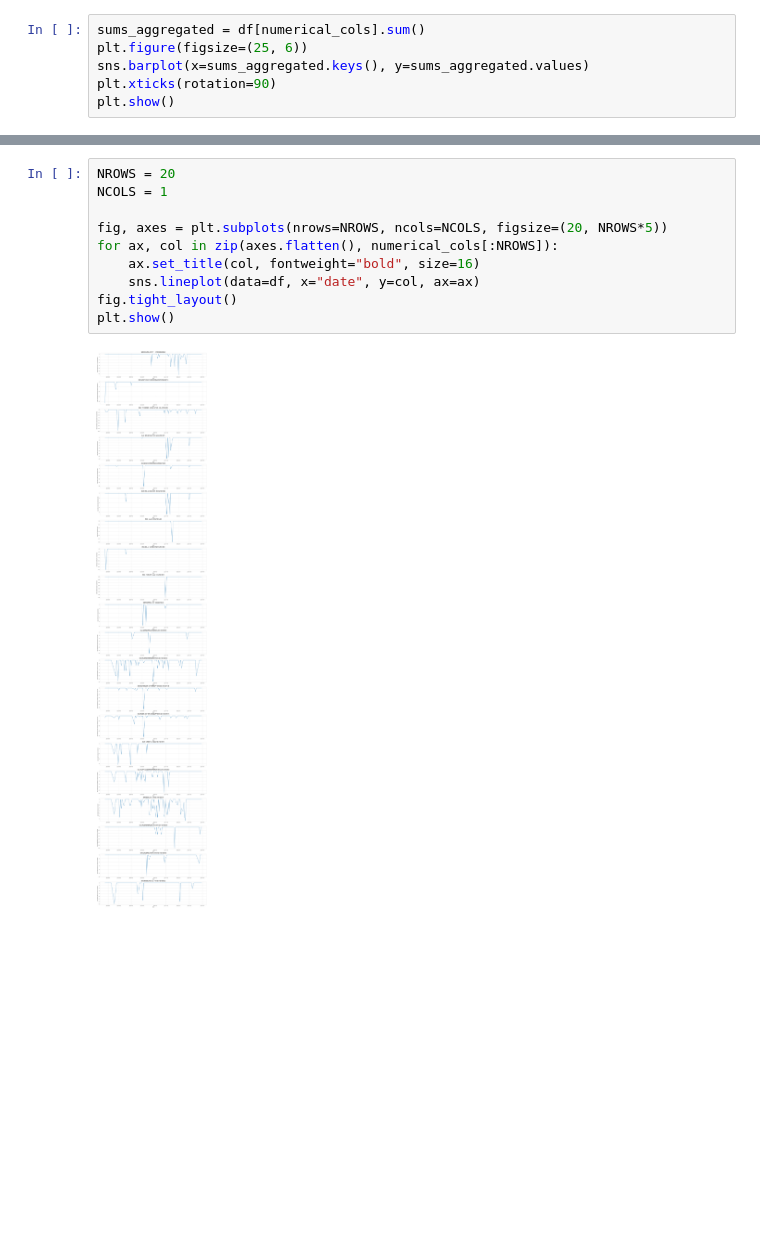
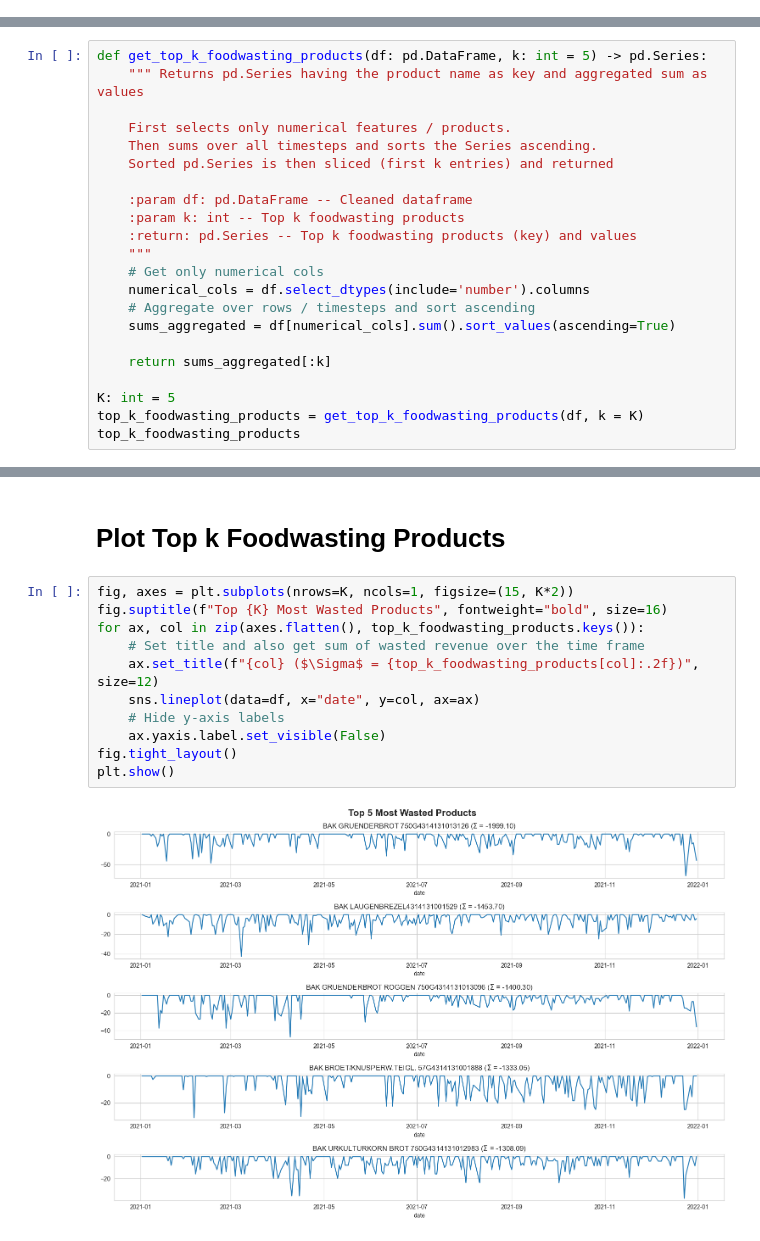
Before and after one commit to negralessio/bfh23-foodwaste, a Jupyter notebook: notebooks/alessio-data-wrangling.ipynb, the cells around one changed output, grey strips where cells are left out. Cells and saved outputs as stored; diff of their text form; blank space fills up the shorter version.

Commit message:
Refractoring and added first features for modelling

```diff
--- a/notebooks/alessio-data-wrangling.ipynb
+++ b/notebooks/alessio-data-wrangling.ipynb
@@ -75,6 +89,0 @@ df.describe()
-# %%
-sums_aggregated = df[numerical_cols].sum()
-plt.figure(figsize=(25, 6))
-sns.barplot(x=sums_aggregated.keys(), y=sums_aggregated.values)
-plt.xticks(rotation=90)
-plt.show()
@@ -98,0 +90,22 @@ Length: 204, dtype: float32
+# %%
+def get_top_k_foodwasting_products(df: pd.DataFrame, k: int = 5) -> pd.Series:
+    """ Returns pd.Series having the product name as key and aggregated sum as values
+
+    First selects only numerical features / products.
+    Then sums over all timesteps and sorts the Series ascending.
+    Sorted pd.Series is then sliced (first k entries) and returned
+
+    :param df: pd.DataFrame -- Cleaned dataframe
+    :param k: int -- Top k foodwasting products
+    :return: pd.Series -- Top k foodwasting products (key) and values
+    """
+    # Get only numerical cols
+    numerical_cols = df.select_dtypes(include='number').columns
+    # Aggregate over rows / timesteps and sort ascending
+    sums_aggregated = df[numerical_cols].sum().sort_values(ascending=True)
+
+    return sums_aggregated[:k]
+
+K: int = 5
+top_k_foodwasting_products = get_top_k_foodwasting_products(df, k = K)
+top_k_foodwasting_products
@@ -99,12 +119,15 @@ Length: 204, dtype: float32
+# %% [markdown]
+# Plot Top k Foodwasting Products
 # %%
-NROWS = 20
-NCOLS = 1
-
-fig, axes = plt.subplots(nrows=NROWS, ncols=NCOLS, figsize=(20, NROWS*5))
-for ax, col in zip(axes.flatten(), numerical_cols[:NROWS]):
-    ax.set_title(col, fontweight="bold", size=16)
+fig, axes = plt.subplots(nrows=K, ncols=1, figsize=(15, K*2))
+fig.suptitle(f"Top {K} Most Wasted Products", fontweight="bold", size=16)
+for ax, col in zip(axes.flatten(), top_k_foodwasting_products.keys()):
+    # Set title and also get sum of wasted revenue over the time frame
+    ax.set_title(f"{col} ($\Sigma$ = {top_k_foodwasting_products[col]:.2f})", size=12)
     sns.lineplot(data=df, x="date", y=col, ax=ax)
+    # Hide y-axis labels
+    ax.yaxis.label.set_visible(False)
 fig.tight_layout()
 plt.show()
 # %% [output]
-[figure, old version]
+[figure, new version]
```
Also changed, not shown: parts of 11 cells of this notebook.
